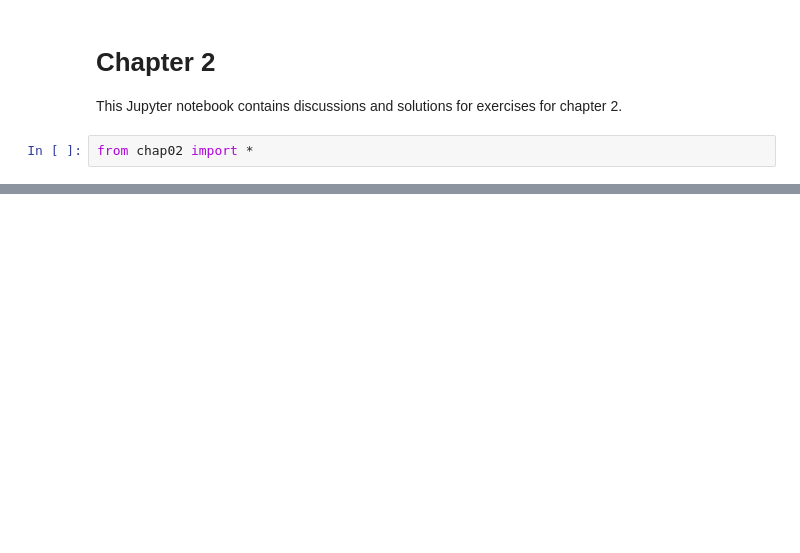
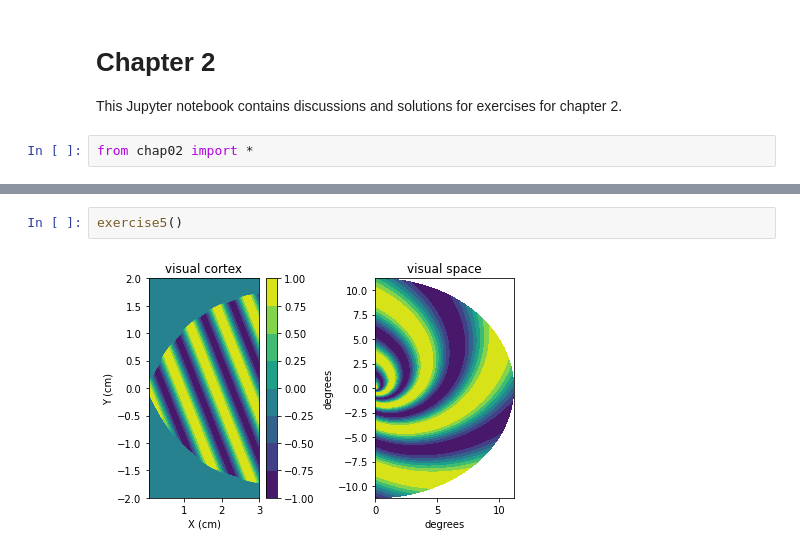
Before and after one commit to AccidentalThought/TheoreticalNeuroscience, a Jupyter notebook: chap02.ipynb, the cells around one changed output, grey strips where cells are left out. Cells and saved outputs as stored; diff of their text form; blank space fills up the shorter version.

```diff
--- a/chap02.ipynb
+++ b/chap02.ipynb
@@ -35,0 +140,4 @@ MATLAB® file c1p8.mat contains the data described in exercise 8 ofchapter 1. Us
+# %%
+exercise5()
+# %% [output]
+[figure, added]
```
Also changed, not shown: parts of 9 cells of this notebook, 5 other files.
